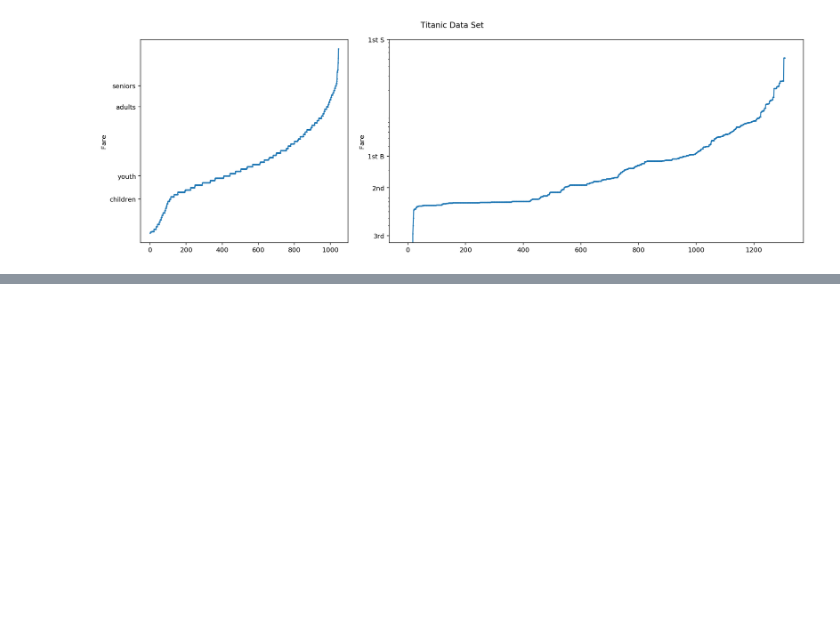
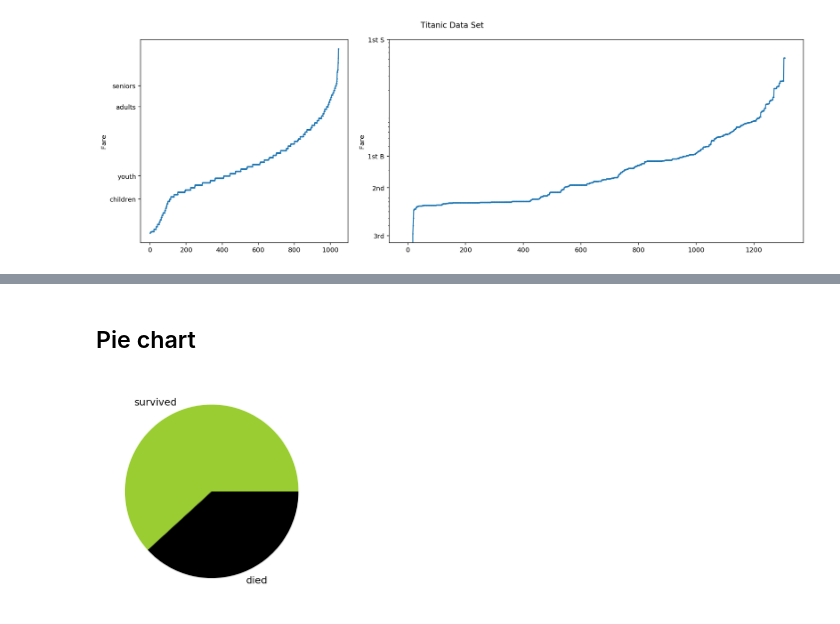
Before and after one commit to jigarparekh279/Machine_Learning_Python, a Jupyter notebook: 3_Matplotlib.ipynb, the cells around one changed output, grey strips where cells are left out. Drawn from its saved outputs; the diff is of its cells as text; code cells hidden in the pictures; blank space fills up the shorter version.

```diff
--- a/3_Matplotlib.ipynb
+++ b/3_Matplotlib.ipynb
@@ -145,0 +176,13 @@ else:
+# %% [markdown]
+## Pie chart
+# %%
+fig, ax =plt.subplots()
+survived = df['survived'].value_counts()
+
+if 1:
+    # Let's make a Pie chart
+    _ = ax.pie(x=survived.values,
+       labels=['survived', 'died'],
+               colors=['yellowgreen', 'black'])
+# %% [output]
+[figure, added]
```
Also changed, not shown: parts of 9 cells of this notebook.
